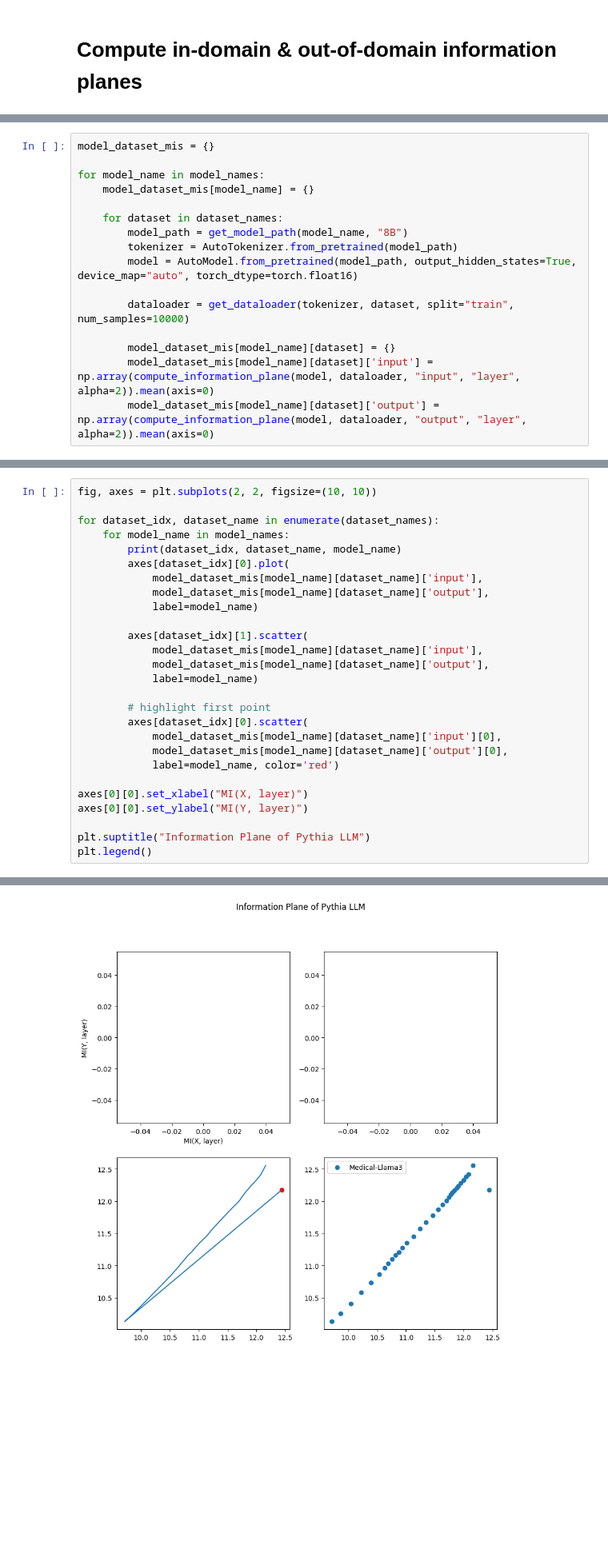
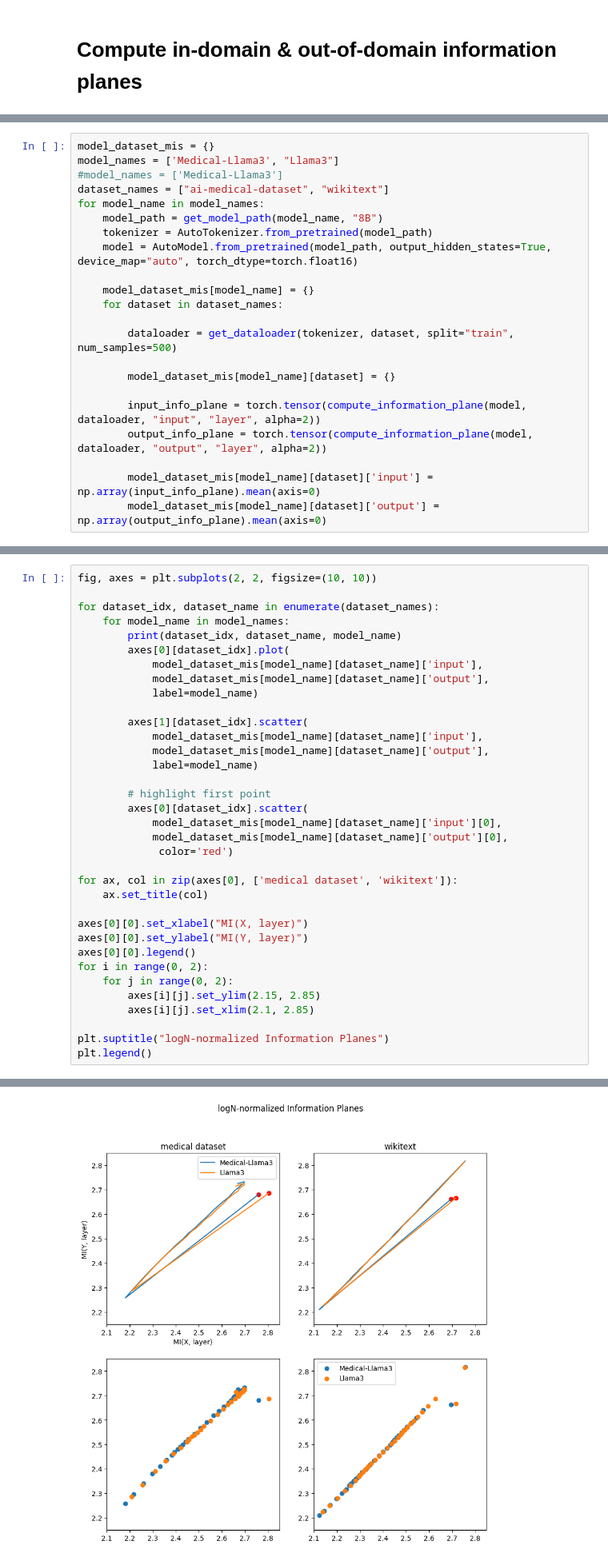
Before and after one commit to OFSkean/information_flow, a Jupyter notebook: experiments/medical-ood-comparison.ipynb, the cells around one changed output, grey strips where cells are left out. Shown at 80% size. Saved outputs shown, nothing was run; the diff lists cells and outputs as text; blank space fills up the shorter version.

Commit message:
medical ood experiment is now working (well)

```diff
--- a/experiments/medical-ood-comparison.ipynb
+++ b/experiments/medical-ood-comparison.ipynb
@@ -113,20 +116,26 @@ def compute_information_plane(model, dataloader, var_A, var_B='layer', alpha=1):
     return mi_list
 # %%
 model_dataset_mis = {}
+model_names = ['Medical-Llama3', "Llama3"]
+#model_names = ['Medical-Llama3']
+dataset_names = ["ai-medical-dataset", "wikitext"]
+for model_name in model_names:
+    model_path = get_model_path(model_name, "8B")
+    tokenizer = AutoTokenizer.from_pretrained(model_path)
+    model = AutoModel.from_pretrained(model_path, output_hidden_states=True, device_map="auto", torch_dtype=torch.float16)
 
-for model_name in model_names:
     model_dataset_mis[model_name] = {}
+    for dataset in dataset_names:
 
-    for dataset in dataset_names:
-        model_path = get_model_path(model_name, "8B")
-        tokenizer = AutoTokenizer.from_pretrained(model_path)
-        model = AutoModel.from_pretrained(model_path, output_hidden_states=True, device_map="auto", torch_dtype=torch.float16)
-
-        dataloader = get_dataloader(tokenizer, dataset, split="train", num_samples=10000)
+        dataloader = get_dataloader(tokenizer, dataset, split="train", num_samples=500)
 
         model_dataset_mis[model_name][dataset] = {}
-        model_dataset_mis[model_name][dataset]['input'] = np.array(compute_information_plane(model, dataloader, "input", "layer", alpha=2)).mean(axis=0)
-        model_dataset_mis[model_name][dataset]['output'] = np.array(compute_information_plane(model, dataloader, "output", "layer", alpha=2)).mean(axis=0)
+
+        input_info_plane = torch.tensor(compute_information_plane(model, dataloader, "input", "layer", alpha=2))
+        output_info_plane = torch.tensor(compute_information_plane(model, dataloader, "output", "layer", alpha=2))
+
+        model_dataset_mis[model_name][dataset]['input'] = np.array(input_info_plane).mean(axis=0)
+        model_dataset_mis[model_name][dataset]['output'] = np.array(output_info_plane).mean(axis=0)
 # %% [output]
 loading file tokenizer.json from cache at /home/AD/ofsk222/.cache/huggingface/hub/models--ruslanmv--Medical-Llama3-8B/snapshots/82cb0a9d1d30a9532253d21c2793f7163535357b/tokenizer.json
 loading file added_tokens.json from cache at None
@@ -158,26 +208,34 @@ fig, axes = plt.subplots(2, 2, figsize=(10, 10))
 for dataset_idx, dataset_name in enumerate(dataset_names):
     for model_name in model_names:
         print(dataset_idx, dataset_name, model_name)
-        axes[dataset_idx][0].plot(
+        axes[0][dataset_idx].plot(
             model_dataset_mis[model_name][dataset_name]['input'],
             model_dataset_mis[model_name][dataset_name]['output'],
             label=model_name)
 
-        axes[dataset_idx][1].scatter(
+        axes[1][dataset_idx].scatter(
             model_dataset_mis[model_name][dataset_name]['input'],
             model_dataset_mis[model_name][dataset_name]['output'],
             label=model_name)
 
         # highlight first point
-        axes[dataset_idx][0].scatter(
+        axes[0][dataset_idx].scatter(
             model_dataset_mis[model_name][dataset_name]['input'][0],
             model_dataset_mis[model_name][dataset_name]['output'][0],
-            label=model_name, color='red')
+             color='red')
+
+for ax, col in zip(axes[0], ['medical dataset', 'wikitext']):
+    ax.set_title(col)
 
 axes[0][0].set_xlabel("MI(X, layer)")
 axes[0][0].set_ylabel("MI(Y, layer)")
+axes[0][0].legend()
+for i in range(0, 2):
+    for j in range(0, 2):
+        axes[i][j].set_ylim(2.15, 2.85)
+        axes[i][j].set_xlim(2.1, 2.85)
 
-plt.suptitle("Information Plane of Pythia LLM")
+plt.suptitle("logN-normalized Information Planes")
 plt.legend()
 # %% [output]
 0 ai-medical-dataset Medical-Llama3
@@ -185,2 +245,2 @@ plt.legend()
 <matplotlib.legend.Legend at 0x...>
-[figure, old version]
+[figure, new version]
```
Also changed, not shown: parts of 6 cells of this notebook, 1 other file.
